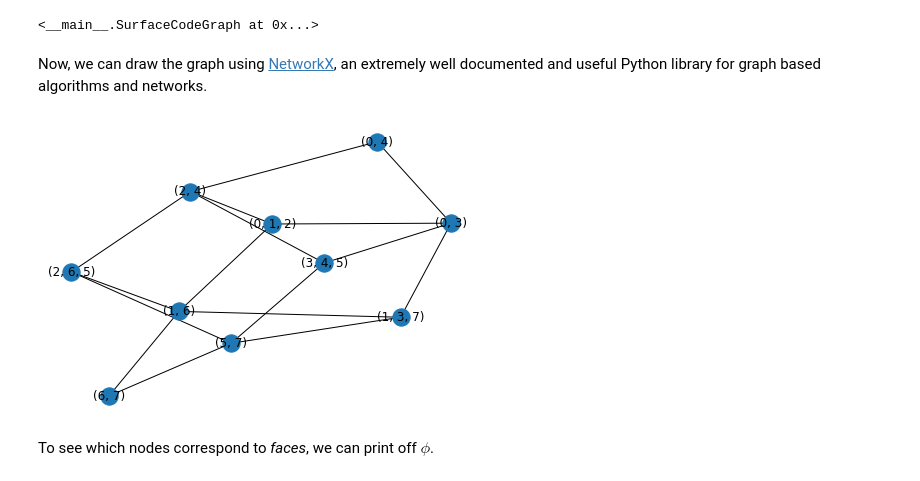
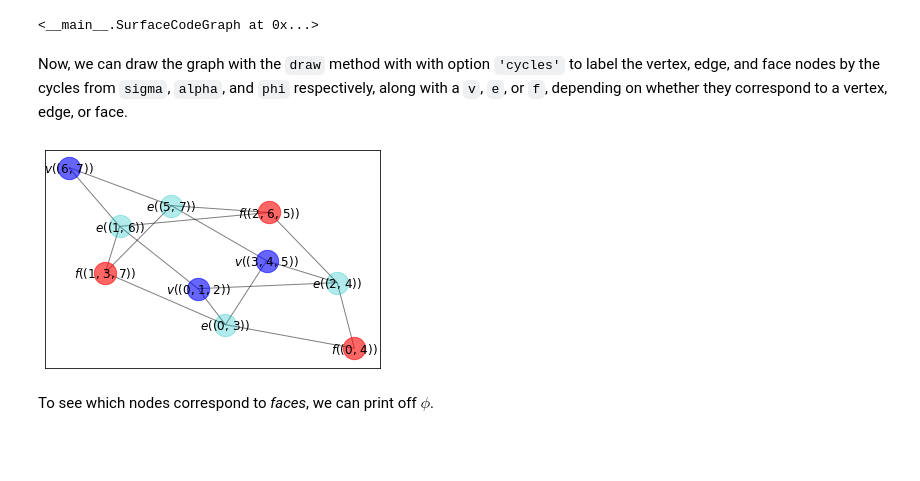
Before and after one commit to The-Singularity-Research/QISKit-Surface-Codes, a Jupyter notebook: Use Case Examples/surface_code_tutorial_2.ipynb, the cells around one changed output. Saved outputs shown, nothing was run; the diff lists cells and outputs as text; code cells hidden in the pictures; blank space fills up the shorter version.

```diff
--- a/Use Case Examples/surface_code_tutorial_2.ipynb
+++ b/Use Case Examples/surface_code_tutorial_2.ipynb
@@ -197,12 +275,12 @@ SCG = SurfaceCodeGraph(sigma, alpha)
 SCG
 # %% [output]
 <__main__.SurfaceCodeGraph at 0x...>
-# %% [markdown]
-Now, we can draw the graph using [NetworkX](https://networkx.github.io/), an extremely well documented and useful Python library for graph based algorithms and networks.
-# %%
-nx.draw(SCG.code_graph, with_labels = True)
-# %% [output]
-[figure, removed]
+# %% [markdown]
+Now, we can draw the graph with the `draw` method with with option `'cycles'` to label the vertex, edge, and face nodes by the cycles from `sigma`, `alpha`, and `phi` respectively, along with a `v`, `e`, or `f`, depending on whether they correspond to a vertex, edge, or face.
+# %%
+SCG.draw('cycles')
+# %% [output]
+[figure, added]
 # %% [markdown]
 To see which nodes correspond to *faces*, we can print off $\phi$.
 # %%
```
Also changed, not shown: parts of 13 cells of this notebook.
